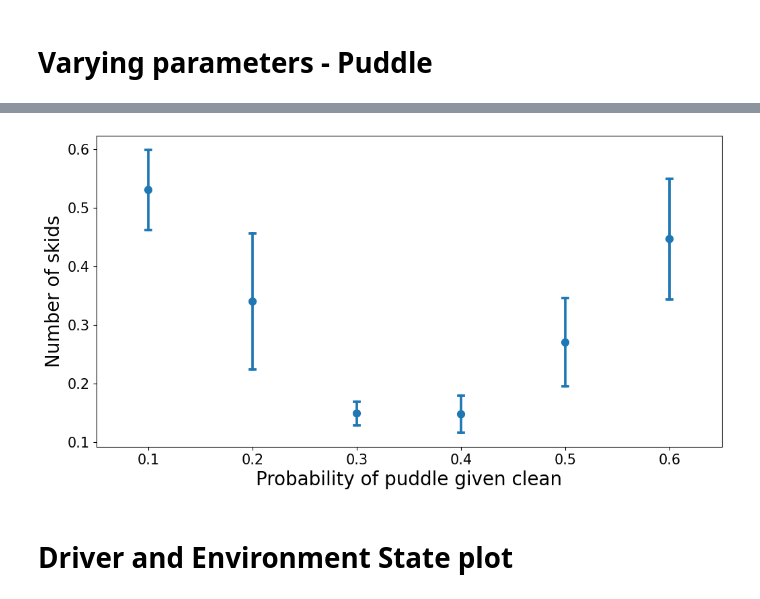
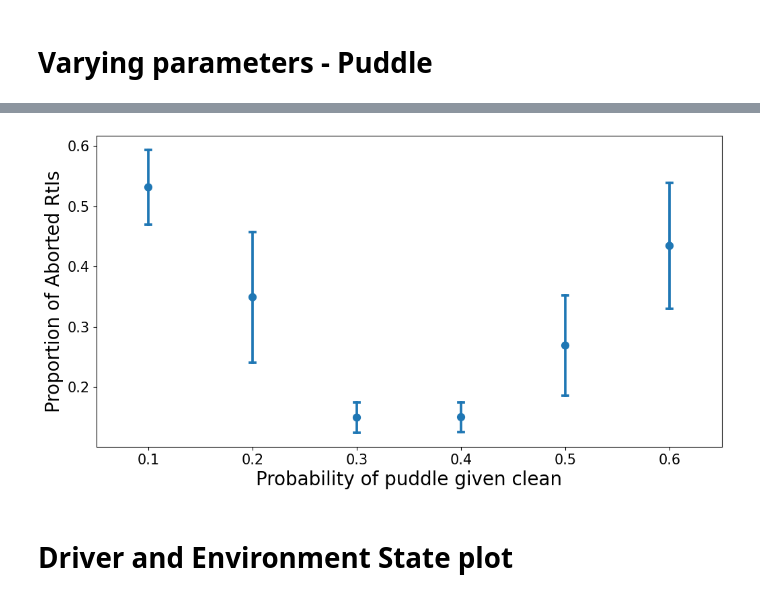
Before and after one commit to roinaveiro/ads_trusto, a Jupyter notebook: plots.ipynb, the cells around one changed output, grey strips where cells are left out. Cells and saved outputs as stored; diff of their text form; code cells hidden in the pictures.

```diff
--- a/plots.ipynb
+++ b/plots.ipynb
@@ -45,28 +57,28 @@ plt.show()
 # %%
-df = pd.read_csv("results/sim3_prop_puddle_1000.csv")
+df = pd.read_csv("results/sim3_prop_puddle_100.csv")
 path = "figs/sim3/"
 #df = df[df.pr_rock.isin([0.1, 0.2, 0.3, 0.4])]
 
 matplotlib.rc_file_defaults()
 ax = sns.set_style(style=None, rc=None )
 
 fig, ax = plt.subplots(figsize=(12,6))
 
 
 #plot_ =  ax = sns.regplot(x="pr_rock", y="prop_manual", data=df)
 
 plot_ = sns.pointplot(x="pr_puddle", y="prop_rejected_RtI", ci="sd", data=df, join=False, capsize=.05)
 ax.set_xlabel('Probability of puddle given clean', fontsize=20)
-ax.set_ylabel('Number of skids', fontsize=20)
+ax.set_ylabel('Proportion of Aborted RtIs', fontsize=20)
 ax.tick_params(labelsize=15)
 
 
 
 plt.show()
 
-#plot_.figure.savefig("figs/sim_var_params/skids_puddle.png")
+#plot_.figure.savefig("figs/sim_var_params/abort_rti_puddle.png")
 # %% [output]
-[figure, old version]
+[figure, new version]
 # %% [markdown]
 # Driver and Environment State plot
 # %%
```
Also changed, not shown: parts of 9 cells of this notebook, 5 other files.
